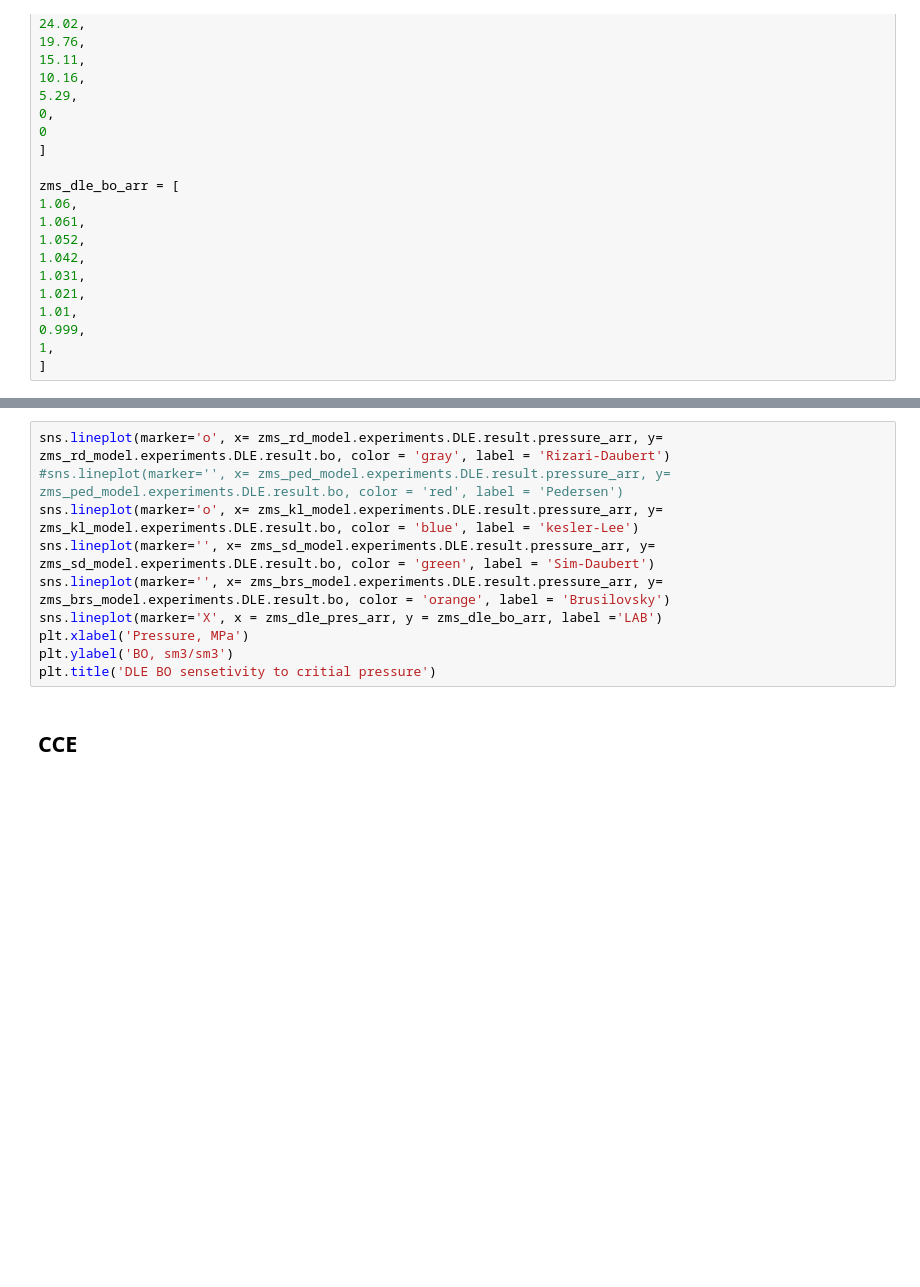
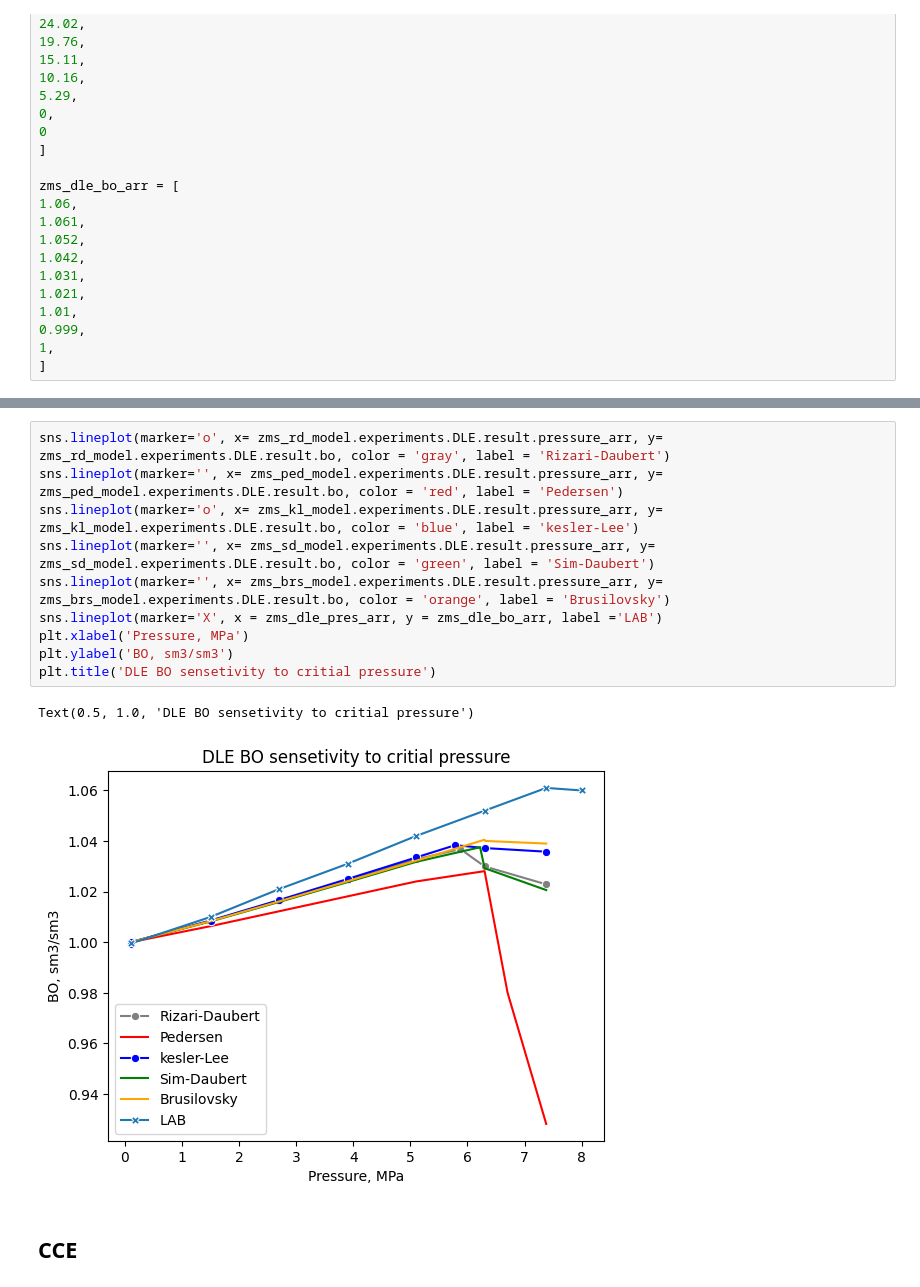
Before and after one commit to SidorenkoDD/BlackBoxFluid, a Jupyter notebook: code/notebook diss.ipynb, the cells around one changed output, grey strips where cells are left out. Drawn from its saved outputs; the diff is of its cells as text; blank space fills up the shorter version.

```diff
--- a/code/notebook diss.ipynb
+++ b/code/notebook diss.ipynb
@@ -688,13 +1401,16 @@ plt.title('DLE GOR sensetivity to critial pressure')
 # %%
 sns.lineplot(marker='o', x= zms_rd_model.experiments.DLE.result.pressure_arr, y= zms_rd_model.experiments.DLE.result.bo, color = 'gray', label = 'Rizari-Daubert')
-#sns.lineplot(marker='', x= zms_ped_model.experiments.DLE.result.pressure_arr, y= zms_ped_model.experiments.DLE.result.bo, color = 'red', label = 'Pedersen')
+sns.lineplot(marker='', x= zms_ped_model.experiments.DLE.result.pressure_arr, y= zms_ped_model.experiments.DLE.result.bo, color = 'red', label = 'Pedersen')
 sns.lineplot(marker='o', x= zms_kl_model.experiments.DLE.result.pressure_arr, y= zms_kl_model.experiments.DLE.result.bo, color = 'blue', label = 'kesler-Lee')
 sns.lineplot(marker='', x= zms_sd_model.experiments.DLE.result.pressure_arr, y= zms_sd_model.experiments.DLE.result.bo, color = 'green', label = 'Sim-Daubert')
 sns.lineplot(marker='', x= zms_brs_model.experiments.DLE.result.pressure_arr, y= zms_brs_model.experiments.DLE.result.bo, color = 'orange', label = 'Brusilovsky')
 sns.lineplot(marker='X', x = zms_dle_pres_arr, y = zms_dle_bo_arr, label ='LAB')
 plt.xlabel('Pressure, MPa')
 plt.ylabel('BO, sm3/sm3')
 plt.title('DLE BO sensetivity to critial pressure')
+# %% [output]
+Text(0.5, 1.0, 'DLE BO sensetivity to critial pressure')
+[figure, added]
 # %% [markdown]
 ## CCE
 # %%
```
Also changed, not shown: parts of 213 cells of this notebook, 4 other files.
